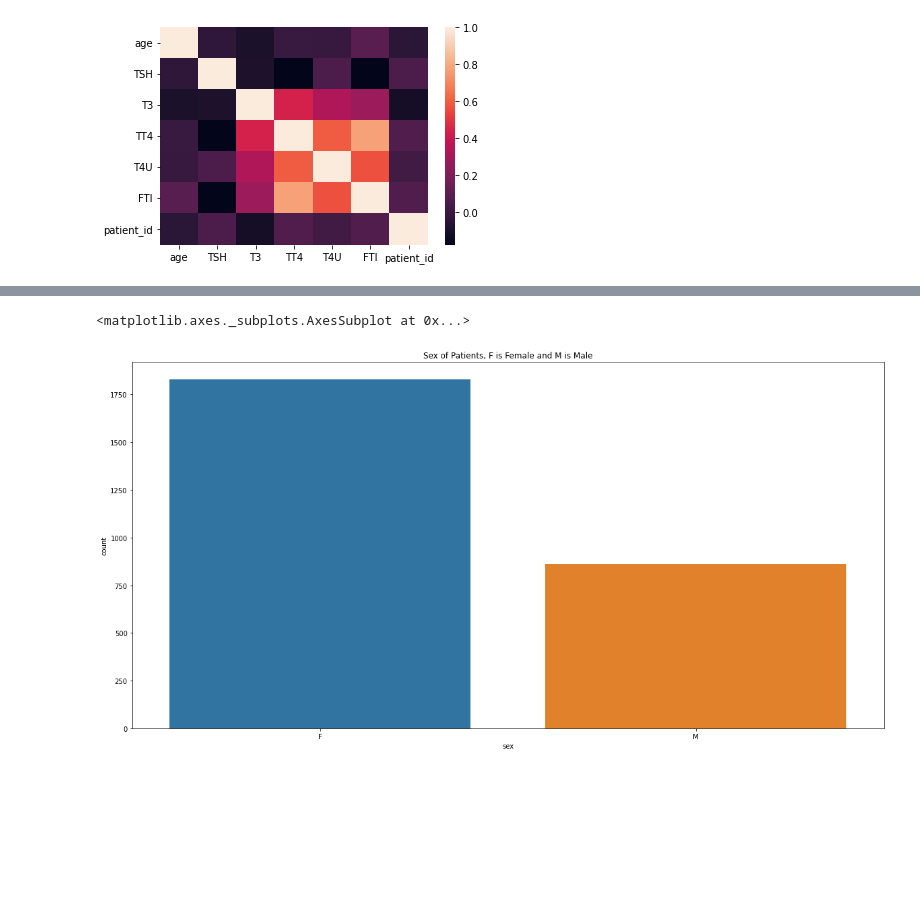
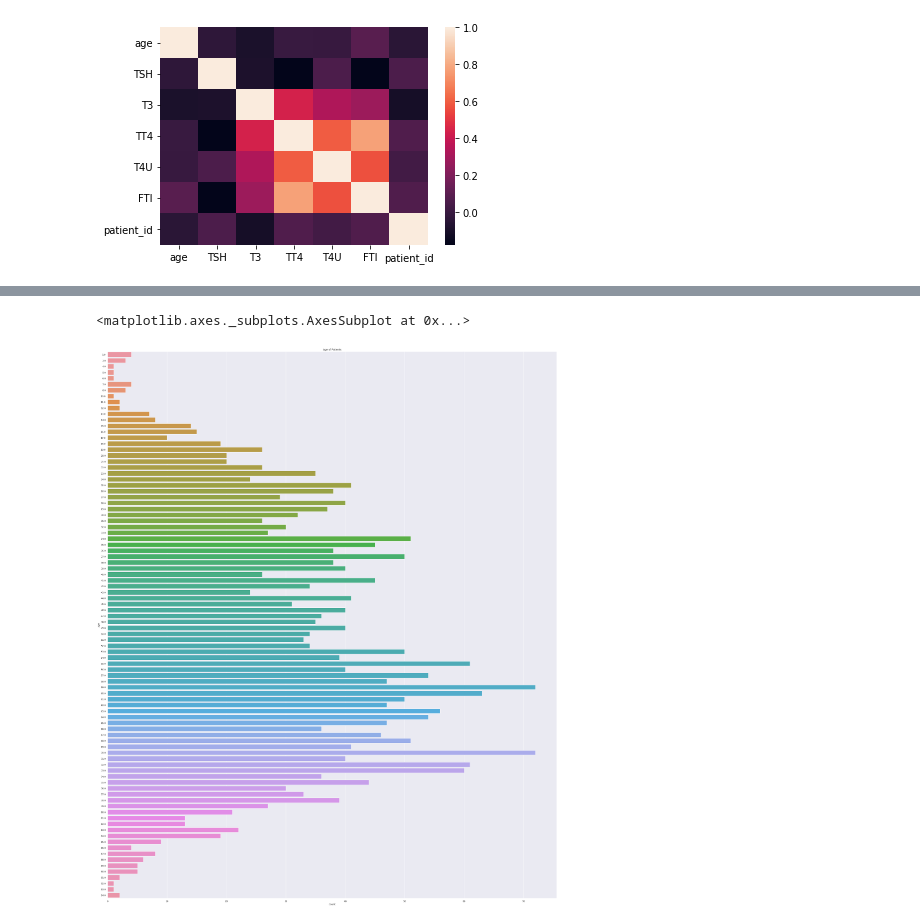
Before and after one commit to Naif-Ganadily/Thyroid_Disease_Classification, a Jupyter notebook: Thyroid_Disease_Classification.ipynb, the cells around one changed output, grey strips where cells are left out. Drawn from its saved outputs; the diff is of its cells as text; code cells hidden in the pictures; blank space fills up the shorter version.

```diff
--- a/Thyroid_Disease_Classification.ipynb
+++ b/Thyroid_Disease_Classification.ipynb
@@ -407,8 +417,10 @@ sns.countplot(x='age',data=df2)
+# %%
+df2 = df2[df2['age'] != 455]
 # %%
-plt.figure(figsize=(20, 10))
-plt.title("Sex of Patients, F is Female and M is Male")
-
-sns.countplot(x='sex',data=df2)
+plt.figure(figsize=(40, 50))
+plt.title("Age of Patients")
+plt.xlabel("Age")
+sns.countplot(y='age',data=df2)
 # %% [output]
 <matplotlib.axes._subplots.AxesSubplot at 0x...>
-[figure, old version]
+[figure, new version]
```
Also changed, not shown: parts of 6 cells of this notebook.
